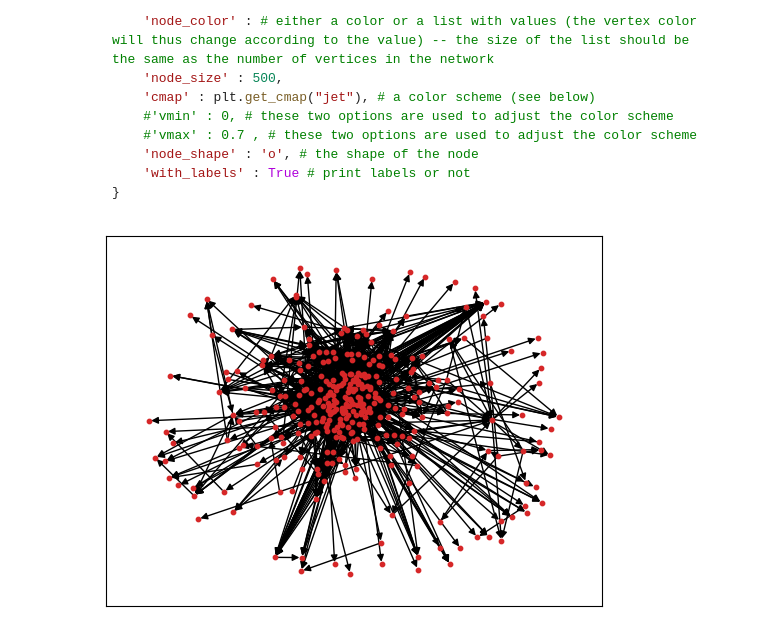
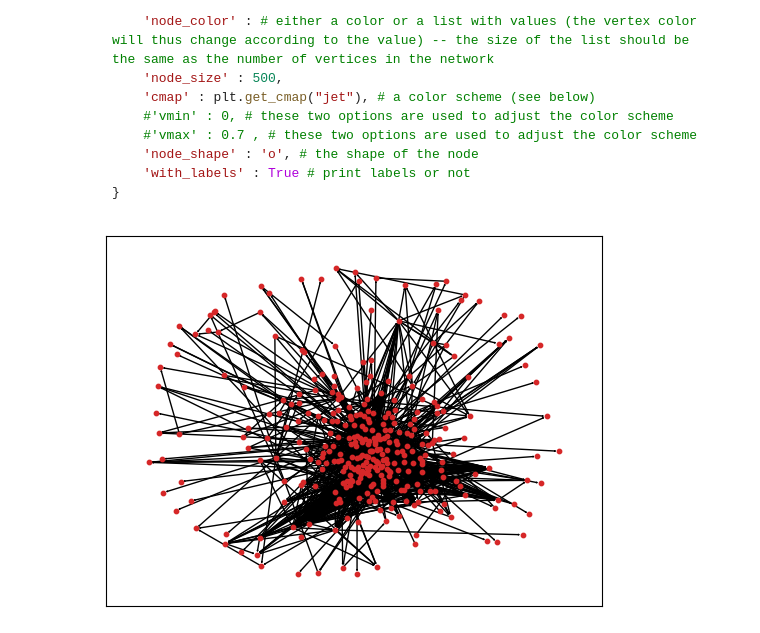
Before and after one commit to mianzha/Zhao_Mian_TSE, a Jupyter notebook: tp1_m2dsss.ipynb, the cells around one changed output. Cells and saved outputs as stored; diff of their text form; code cells hidden in the pictures.

```diff
--- a/tp1_m2dsss.ipynb
+++ b/tp1_m2dsss.ipynb
@@ -320,13 +317,17 @@ top10_g = {'Dallas/Fort Worth Intl':(1,1), 'Miami Intl':(1,10), 'Lambert-St Loui
+# %%
+sp_lay = nx.spring_layout(air_g, seed = 129)
 # %%
 options = {
     'node_color': "tab:red",
-    'node_size' : 10,
+    'node_size' :10,
     'cmap' : plt.get_cmap("jet"),
     'vmin' : 0,
     'vmax' : 0.7 ,
     'node_shape' : 'o',
-    'with_labels' : False }
+    'with_labels' : False,
+    'arrowsize': 1}
 # %%
-nx.draw_networkx(air_g,  **options)
+nx.draw_networkx(air_g, pos = sp_lay,**options)
+plt.show()
 # %% [output]
-[figure, old version]
+[figure, new version]
```
Also changed, not shown: parts of 1 cell of this notebook.
